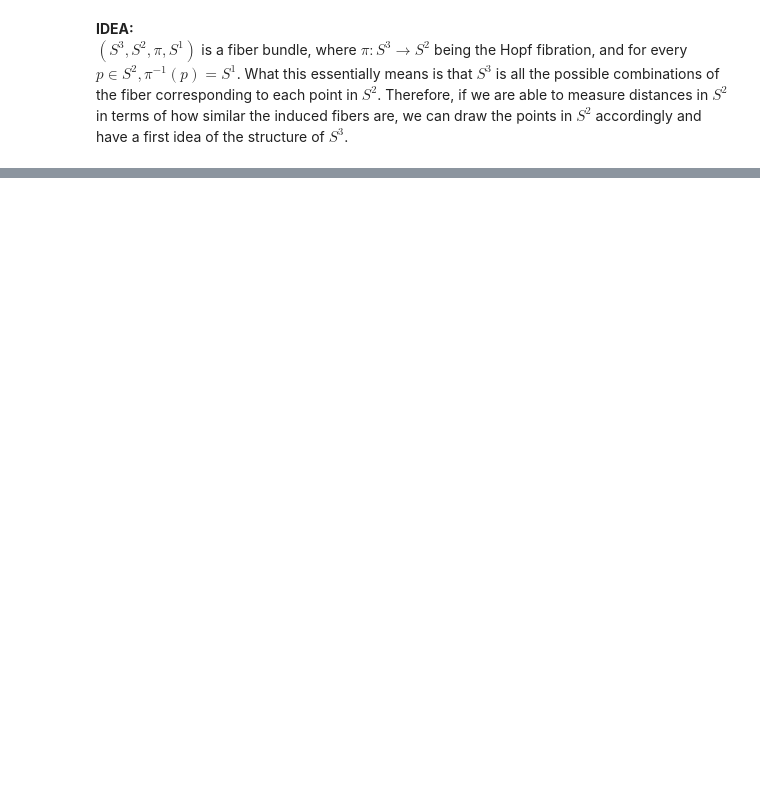
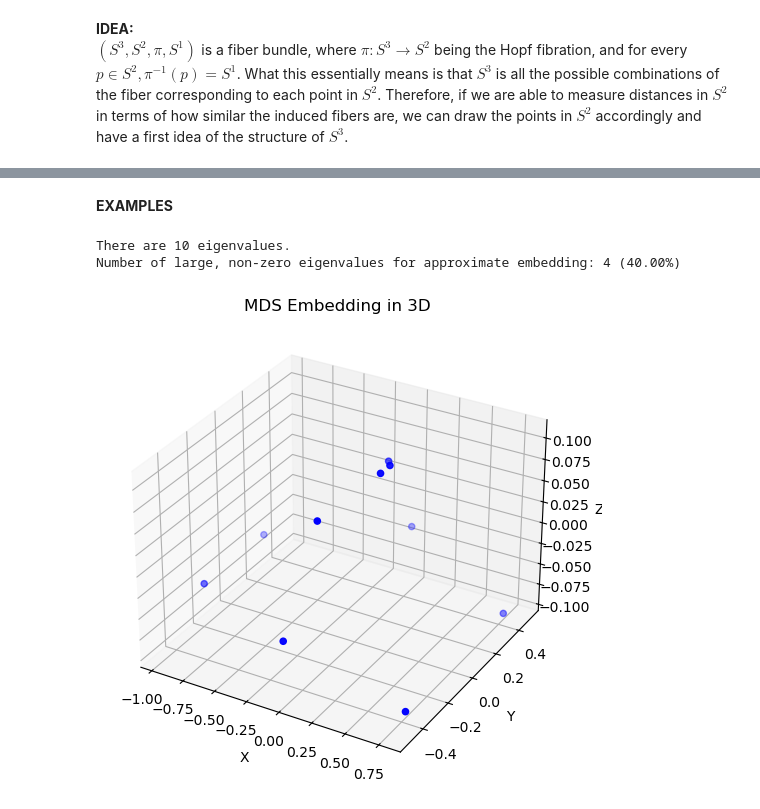
Before and after one commit to laurasaizz/Visualization-S3, a Jupyter notebook: basemanifold3sphere.ipynb, the cells around one changed output, grey strips where cells are left out. Drawn from its saved outputs; the diff is of its cells as text; code cells hidden in the pictures; blank space fills up the shorter version.

```diff
--- a/basemanifold3sphere.ipynb
+++ b/basemanifold3sphere.ipynb
@@ -25,0 +128,20 @@ The registration distance is then $d_{fibers} = \langle C,A^*\rangle$.
+# %%
+def modified_distance_s2(p1,p2, alpha=1):
+    _, sampled_fiber1 = hopf_fibration_inverse([p1], 100)[0]
+    _, sampled_fiber2 = hopf_fibration_inverse([p2], 100)[0]
+
+    d_regis = registration_distance(sampled_fiber1, sampled_fiber2)
+    d_geod = geodesic_distance_s2(p1, p2)
+
+    return np.sqrt(d_geod**2 + alpha * d_regis**2)
+# %%
+def squared_distance_matrix(points):
+    """Build the matrix of squared distances from the arrray of points."""
+    n = len(points)
+    mat = np.zeros((n, n))
+
+    for i in range(n):
+        for j in range(i+1, n):
+            mat[i, j] = modified_distance_s2(points[i], points[j])
+
+    return (mat + mat.T) ** 2
@@ -25,0 +177,25 @@ The registration distance is then $d_{fibers} = \langle C,A^*\rangle$.
+# %%
+def plot_mds_3d(x, y, z):
+    """Plot the 3D points outputted by MDS."""
+    fig = plt.figure(figsize=(8, 6))
+    ax = fig.add_subplot(111, projection='3d')
+    ax.scatter(x, y, z, c='b', marker='o')
+    ax.set_xlabel("X")
+    ax.set_ylabel("Y")
+    ax.set_zlabel("Z")
+    ax.set_title("MDS Embedding in 3D")
+
+    plt.show()
+# %% [markdown]
+**EXAMPLES**
+# %%
+points = localcoordsampling_2sphere(10)
+points = np.array(points)
+x, y, z = mds(points, 3)
+# %% [output]
+There are 10 eigenvalues.
+Number of large, non-zero eigenvalues for approximate embedding: 4 (40.00%)
+# %%
+plot_mds_3d(x,y,z)
+# %% [output]
+[figure, added]
```
Also changed, not shown: parts of 8 cells of this notebook.
